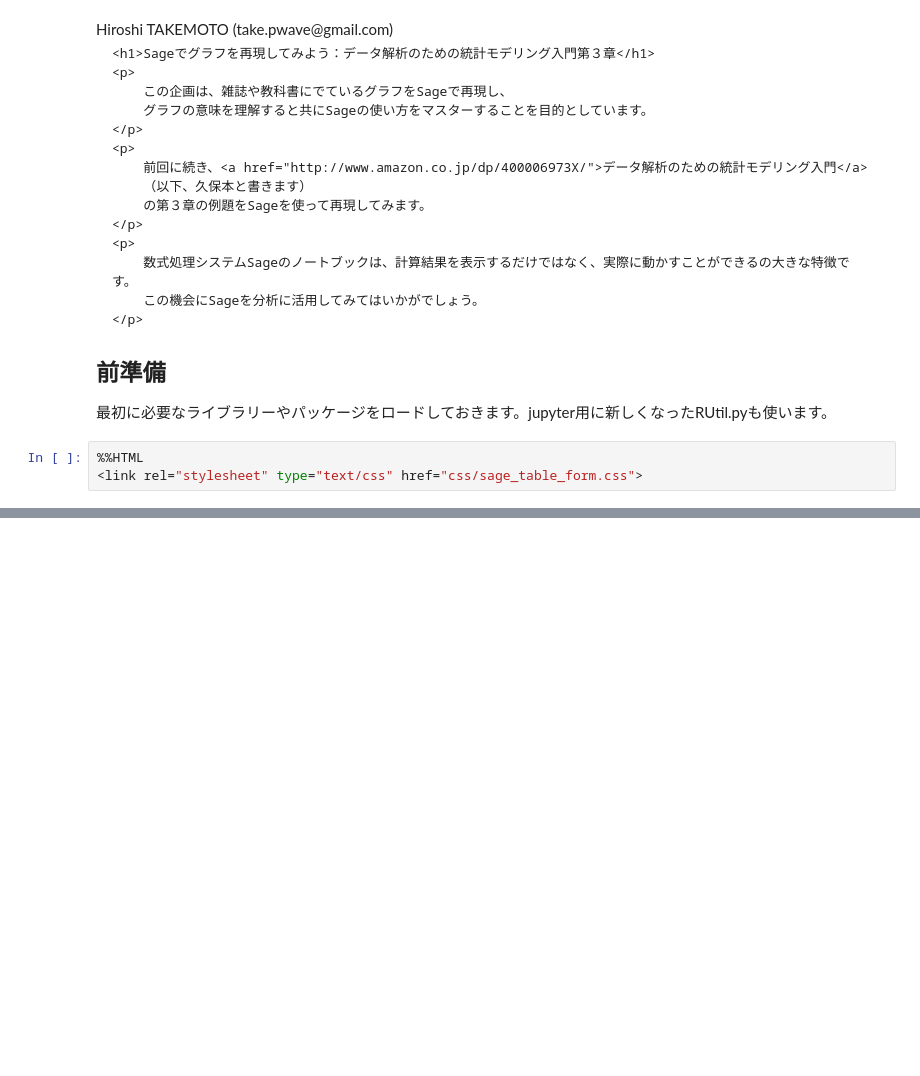
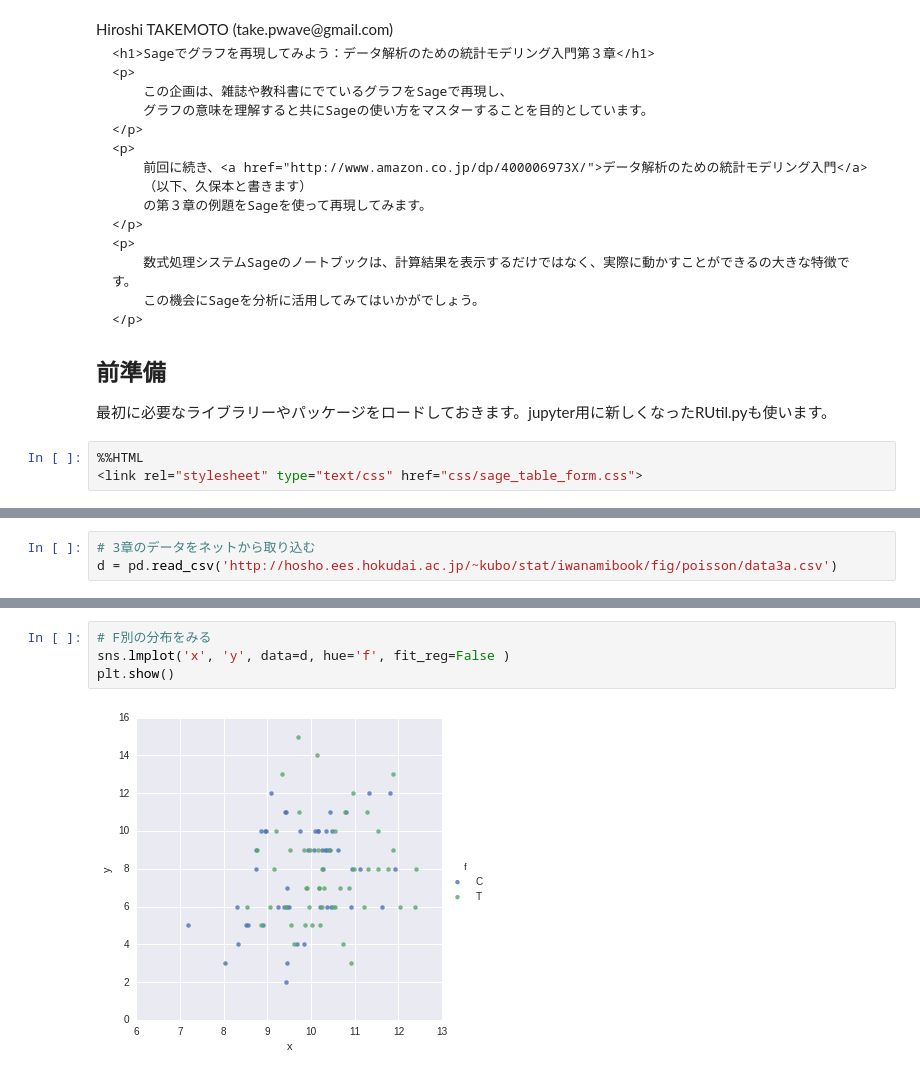
Before and after one commit to take-pwave/notebook, a Jupyter notebook: kubo-book/Kubo_book_chap3.ipynb, the cells around one changed output, grey strips where cells are left out. Saved outputs shown, nothing was run; the diff lists cells and outputs as text; blank space fills up the shorter version.

Commit message:
add kubo-book

```diff
--- a/kubo-book/Kubo_book_chap3.ipynb
+++ b/kubo-book/Kubo_book_chap3.ipynb
@@ -51,0 +74,3 @@ OSError: [Errno 12] Cannot allocate memory
+# %%
+# 3章のデータをネットから取り込む
+d = pd.read_csv('http://hosho.ees.hokudai.ac.jp/~kubo/stat/iwanamibook/fig/poisson/data3a.csv')
@@ -51,0 +119,6 @@ OSError: [Errno 12] Cannot allocate memory
+# %%
+# F別の分布をみる
+sns.lmplot('x', 'y', data=d, hue='f', fit_reg=False )
+plt.show()
+# %% [output]
+[figure, added]
```
Also changed, not shown: parts of 40 cells of this notebook, 20 other files.
